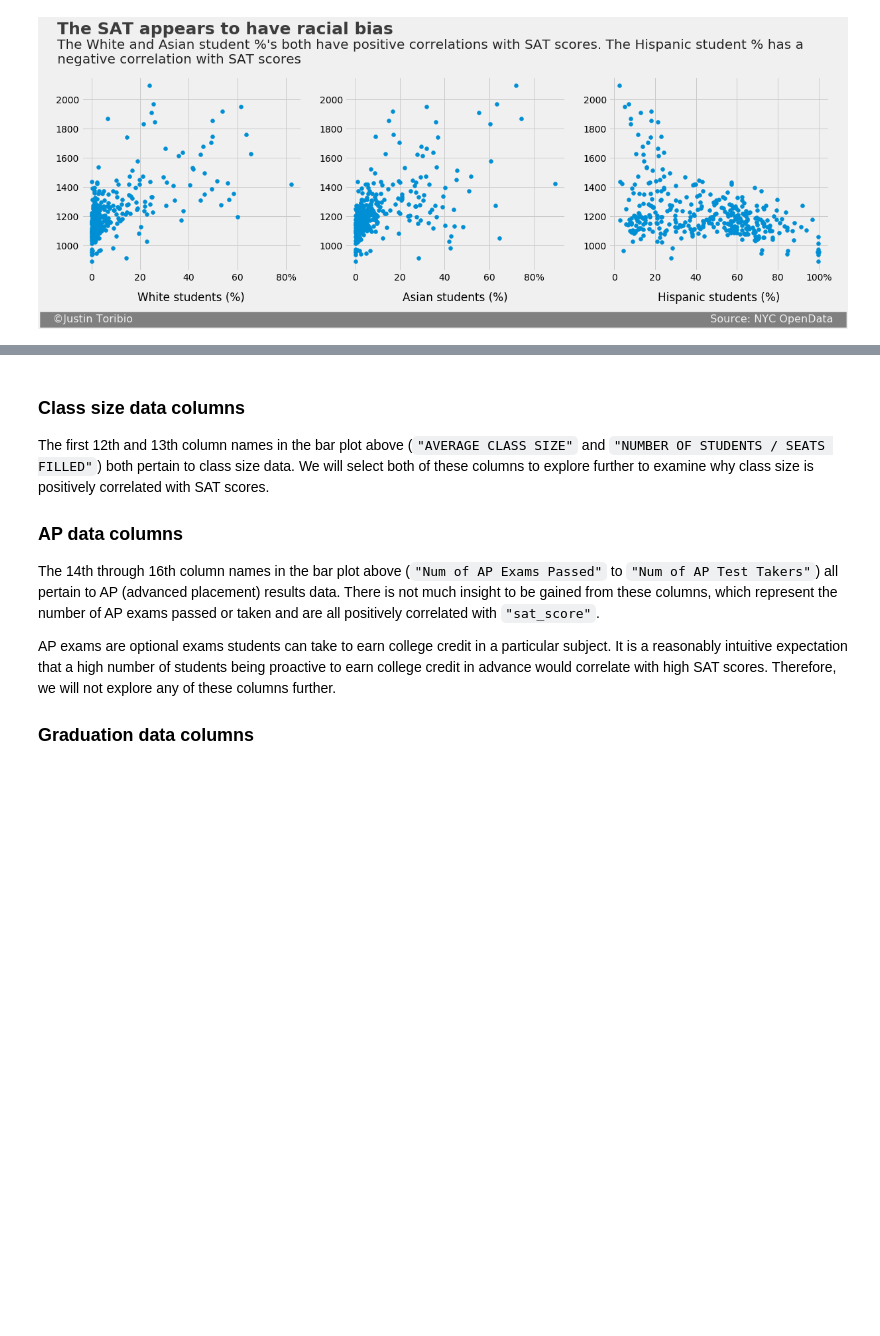
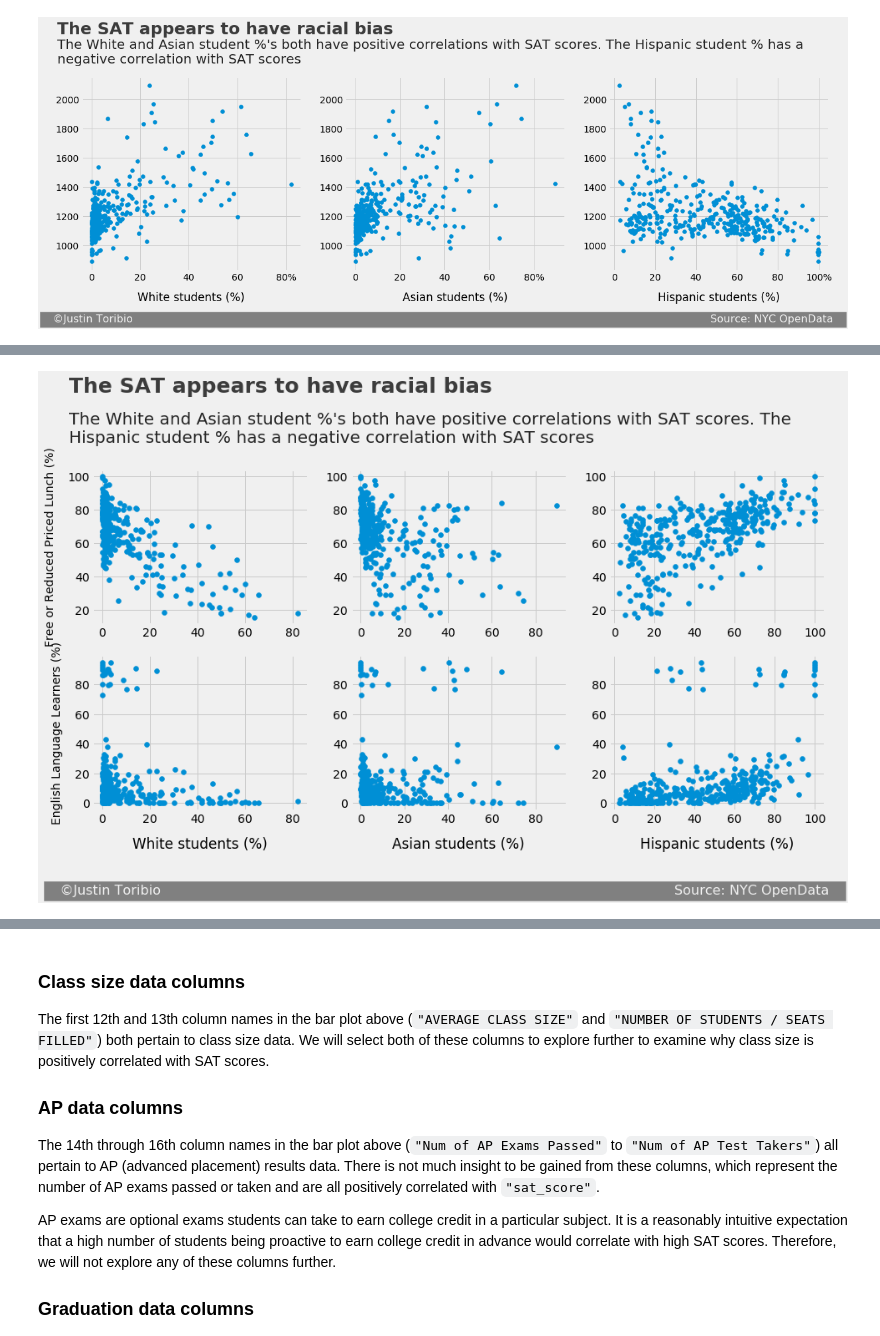
Before and after one commit to JustinToribio/analyzing-the-sat, a Jupyter notebook: notebooks/1.0-jt-analyze-the-sat.ipynb, the cells around one changed output, grey strips where cells are left out. Cells and saved outputs as stored; diff of their text form; code cells hidden in the pictures; blank space fills up the shorter version.

```diff
--- a/notebooks/1.0-jt-analyze-the-sat.ipynb
+++ b/notebooks/1.0-jt-analyze-the-sat.ipynb
@@ -774,48 +761,74 @@ plt.show()
 # %%
 # Assign the text of the scatter plots to variables.
 title = "The SAT appears to have racial bias"
 subtitle = ("The White and Asian student %'s both have positive correlations"
-            " with SAT scores. The Hispanic student % has a\n"
-            "negative correlation with SAT scores")
+            " with SAT scores. The\n"
+            "Hispanic student % has a negative correlation with SAT scores")
 x_axis_label_1 = "White students (%)"
 x_axis_label_2 = "Asian students (%)"
 x_axis_label_3 = "Hispanic students (%)"
 y_axis_label_1 = "Free or Reduced Priced Lunch (%)"
 y_axis_label_2 = "English Language Learners (%)"
 signature = ("   ©Justin Toribio"
-             + " "*170
+             + " "*120
              + "Source: NYC OpenData   ")
 
 # Define the plot style and create the figure object.
 plt.close("all")
 style.use("fivethirtyeight")
-fig = plt.figure(figsize=(18,5))
+fig = plt.figure(figsize=(14,7))
 
 # Create the left scatter plot and add the text of the entire plot.
 ax1 = fig.add_subplot(231)
-ax1.scatter(data["white_per"], data["sat_score"])
-ax1.set_xticklabels(labels=["-20", "0", "20", "40", "60", "80%"])
-ax1.set_xlabel(x_axis_label_1, labelpad=14)
-ax1.yaxis.label.set_visible(False)
-ax1.text(s=title, x=-14, y=2450, fontsize=25, weight="bold", alpha=.75)
-ax1.text(s=subtitle, x=-14, y=2250, fontsize=20, alpha=.85)
-ax1.text(s=signature, x=-20, y=470, fontsize=16, color="#f0f0f0",
+ax1.scatter(data["white_per"], data["frl_percent"])
+#ax1.set_xticklabels(labels=["-20", "0", "20", "40", "60", "80%"])
+#ax1.set_xlabel(x_axis_label_1, labelpad=14)
+#ax1.yaxis.label.set_visible(False)
+ax1.set_ylabel(y_axis_label_1, labelpad=14, fontsize=14)
+ax1.text(s=title, x=-14, y=150, fontsize=25, weight="bold", alpha=.75)
+ax1.text(s=subtitle, x=-14, y=120, fontsize=20, alpha=.85)
+ax1.text(s=signature, x=-23, y=-150, fontsize=16, color="#f0f0f0",
          backgroundcolor="grey")
 
 # Create the middle scatter plot.
 ax2 = fig.add_subplot(232)
-ax2.scatter(data["asian_per"], data["sat_score"])
-ax2.set_xticklabels(labels=["-20", "0", "20", "40", "60", "80%"])
-ax2.set_xlabel(x_axis_label_2, labelpad=14)
+ax2.scatter(data["asian_per"], data["frl_percent"])
+#ax2.set_xticklabels(labels=["-20", "0", "20", "40", "60", "80%"])
+#ax2.set_xlabel(x_axis_label_2, labelpad=14)
 ax2.yaxis.label.set_visible(False)
 
 # Create the right scatter plot and display the entire plot.
 ax3 = fig.add_subplot(233)
-ax3.scatter(data["hispanic_per"], data["sat_score"])
-ax3.set_xticklabels(labels=["-20", "0", "20", "40", "60", "80", "100%"])
-ax3.set_xlabel(x_axis_label_3, labelpad=14)
+ax3.scatter(data["hispanic_per"], data["frl_percent"])
+#ax3.set_xticklabels(labels=["-20", "0", "20", "40", "60", "80", "100%"])
+#ax3.set_xlabel(x_axis_label_3, labelpad=14)
 ax3.yaxis.label.set_visible(False)
+
+# Create the left scatter plot and add the text of the entire plot.
+ax4 = fig.add_subplot(234)
+ax4.scatter(data["white_per"], data["ell_percent"])
+#ax4.set_xticklabels(labels=["-20", "0", "20", "40", "60", "80%"])
+ax4.set_xlabel(x_axis_label_1, labelpad=14)
+#ax4.yaxis.label.set_visible(False)
+ax4.set_ylabel(y_axis_label_2, labelpad=14, fontsize=14)
+
+# Create the middle scatter plot.
+ax5 = fig.add_subplot(235)
+ax5.scatter(data["asian_per"], data["ell_percent"])
+#x5.set_xticklabels(labels=["-20", "0", "20", "40", "60", "80%"])
+ax5.set_xlabel(x_axis_label_2, labelpad=14)
+ax5.yaxis.label.set_visible(False)
+
+# Create the right scatter plot and display the entire plot.
+ax6 = fig.add_subplot(236)
+ax6.scatter(data["hispanic_per"], data["ell_percent"])
+#ax6.set_xticklabels(labels=["-20", "0", "20", "40", "60", "80", "100%"])
+ax6.set_xlabel(x_axis_label_3, labelpad=14)
+ax6.yaxis.label.set_visible(False)
+
 plt.show()
+# %% [output]
+[figure, added]
 # %%
 # Assign the column names to be viewed and the text of the bar plot to
 # variables.
```
Also changed, not shown: parts of 7 cells of this notebook.
